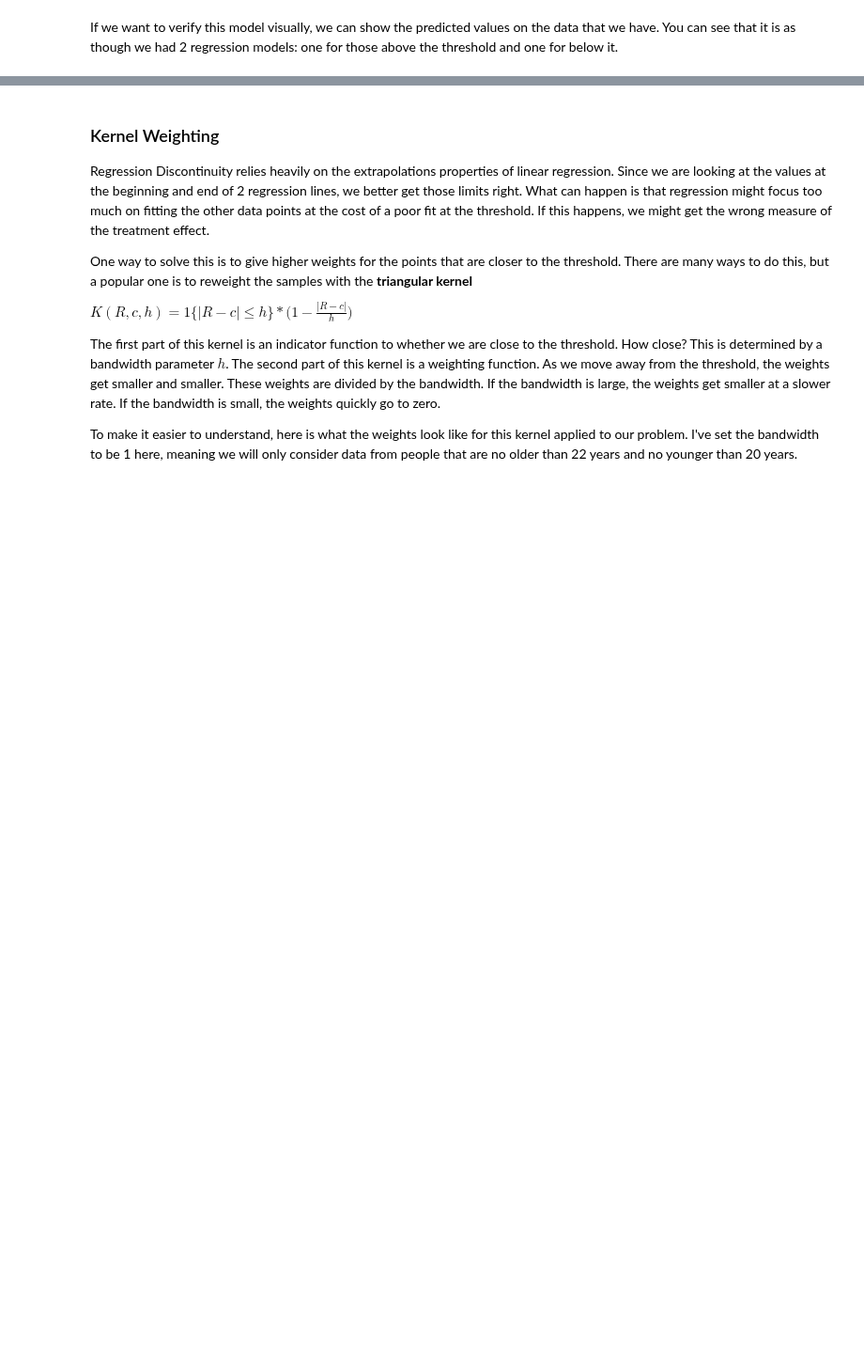
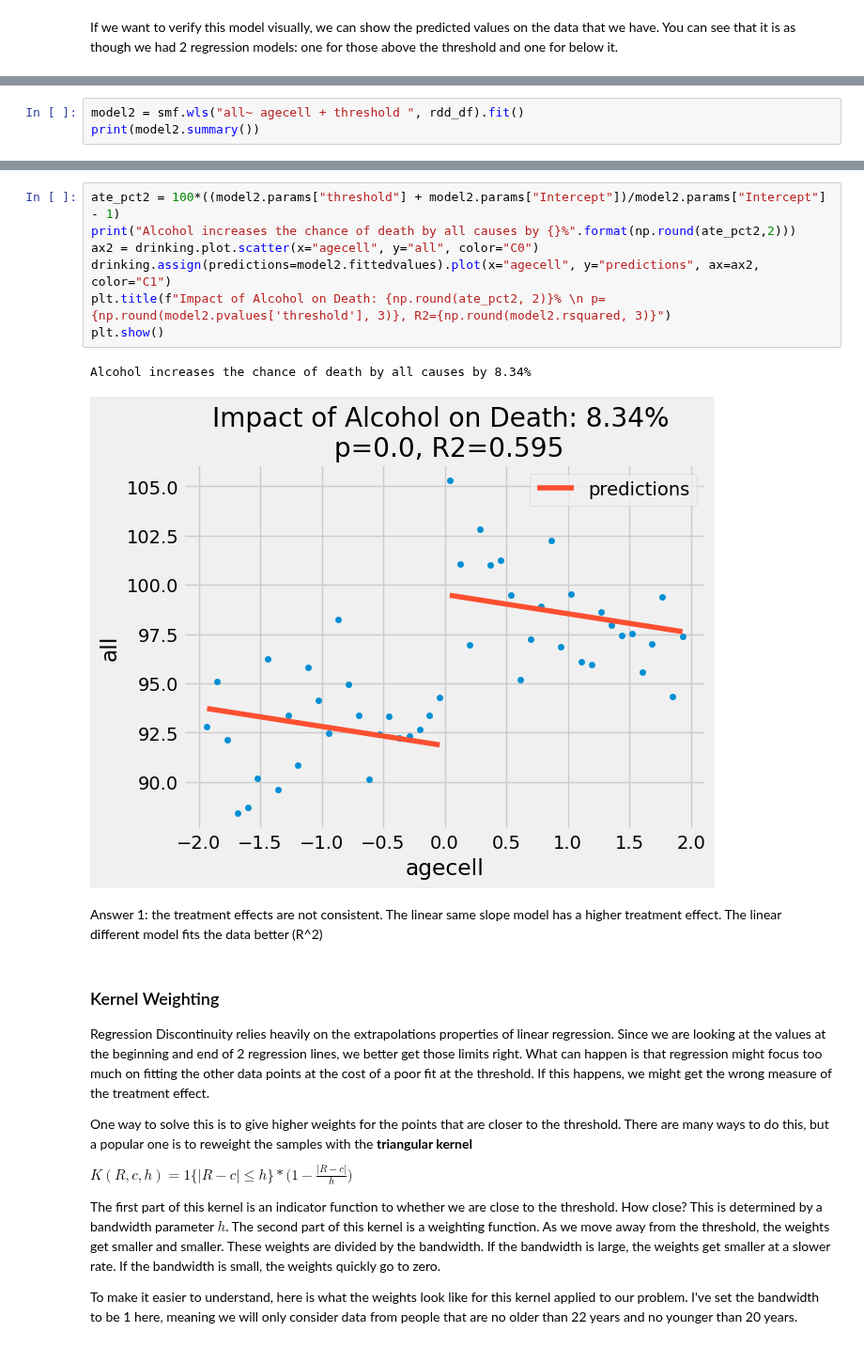
Before and after one commit to rubydelanerolle/QM2, a Jupyter notebook: notebooks/w9_regression_discontinuity.ipynb, the cells around one changed output, grey strips where cells are left out. Shown at 94% size. Drawn from its saved outputs; the diff is of its cells as text; blank space fills up the shorter version.

```diff
--- a/notebooks/w9_regression_discontinuity.ipynb
+++ b/notebooks/w9_regression_discontinuity.ipynb
@@ -248,2 +239,5 @@ You'll remember from the lecture slides that the model we've fit above is a line
 
 Pay attention to the treatment effect. Is it consistent across models? Which model has the highest treatment effect? Which model fits the best?
+# %%
+model2 = smf.wls("all~ agecell + threshold ", rdd_df).fit()
+print(model2.summary())
@@ -250,3 +262,15 @@ Pay attention to the treatment effect. Is it consistent across models? Which mod
+# %%
+ate_pct2 = 100*((model2.params["threshold"] + model2.params["Intercept"])/model2.params["Intercept"] - 1)
+print("Alcohol increases the chance of death by all causes by {}%".format(np.round(ate_pct2,2)))
+ax2 = drinking.plot.scatter(x="agecell", y="all", color="C0")
+drinking.assign(predictions=model2.fittedvalues).plot(x="agecell", y="predictions", ax=ax2, color="C1")
+plt.title(f"Impact of Alcohol on Death: {np.round(ate_pct2, 2)}% \n p={np.round(model2.pvalues['threshold'], 3)}, R2={np.round(model2.rsquared, 3)}")
+plt.show()
+# %% [output]
+Alcohol increases the chance of death by all causes by 8.34%
+[figure, added]
+# %% [markdown]
+Answer 1: the treatment effects are not consistent. The linear same slope model has a higher treatment effect. The linear different model fits the data better (R^2)
 # %% [markdown]
 ### Kernel Weighting
 
```
Also changed, not shown: parts of 11 cells of this notebook.
